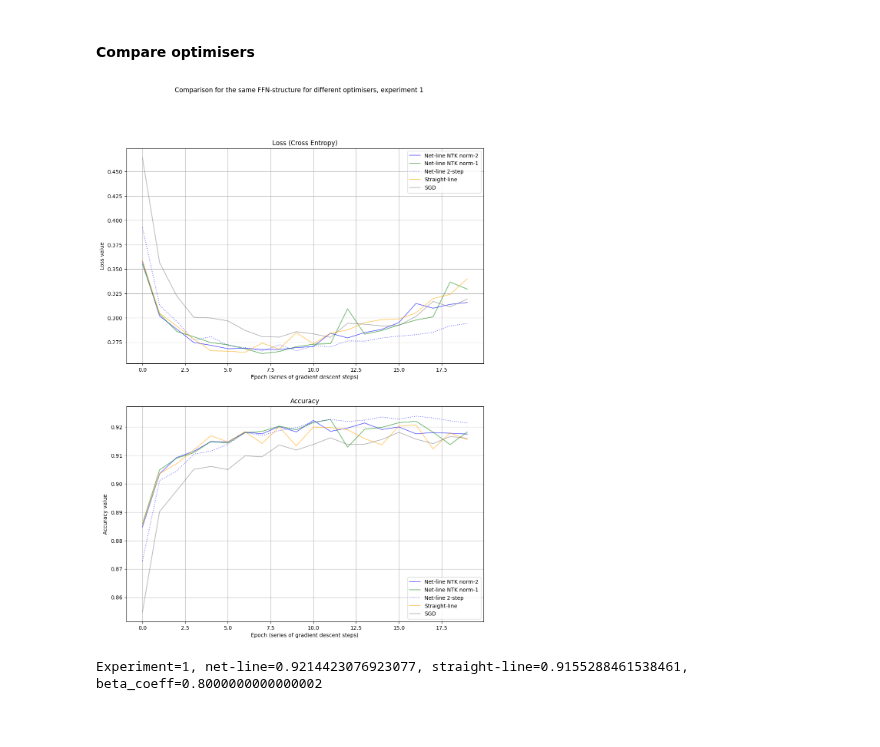
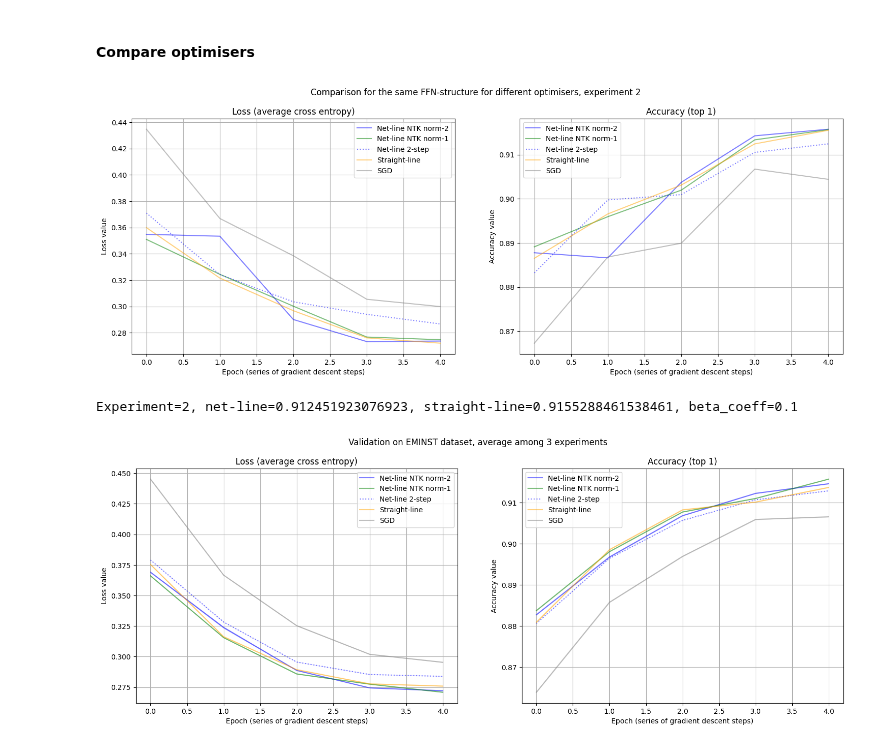
Before and after one commit to vkmbox/adaptive_stepsize, a Jupyter notebook: eminst_ffn_comparison.ipynb, the cells around one changed output. Cells and saved outputs as stored; diff of their text form; code cells hidden in the pictures.

```diff
--- a/eminst_ffn_comparison.ipynb
+++ b/eminst_ffn_comparison.ipynb
@@ -37,7 +37,7 @@ DEVICE = torch.device('cuda:0' if torch.cuda.is_available() else 'cpu')
 slope_plus, slope_minus=1.0, 0.1
 
 EXPERIMENTS = 3
-EPOCHS_PER_EXPERIMENT = 50
+EPOCHS_PER_EXPERIMENT = 5 #0
 DATASET_PATH = "./datasets"
 # %% [markdown]
 #### EMNIST dataset
@@ -149,7 +177,7 @@ for experiment in range(EXPERIMENTS):
     loss_straightline = nn.CrossEntropyLoss(reduction='sum')
     opt_straightline = optim.SGD(net_straightline.parameters(), lr=1e-2)
 
-    #Sgd fixed lr
+    #Sgd scheduled lr
     net_sgd = copy.deepcopy(net_straightline)
     net_sgd.set_slopes(slope_plus, slope_minus)
     loss_sgd = nn.CrossEntropyLoss()
@@ -173,22 +201,19 @@ for experiment in range(EXPERIMENTS):
     opt_linestep.c1 = 0.05
     opt_linestep.eta0 = 0.0001
     opt_linestep.alpha = 0.25
-    #opt_linestep.beta = 0.1
+    opt_linestep.beta = 0.1
     opt_linestep.iter_max = 2
 
-    beta_coeff = 0.1
     for epoch in range(EPOCHS_PER_EXPERIMENT):
         #beta for net-line
         loss_data = experimental_results[experiment, 0:epoch, 3, 1]
         if len(loss_data) > 1 and ((loss_data[-2] - loss_data[-1])/loss_data[-1]) < -0.01:
-            beta_coeff = beta_coeff * math.sqrt(2.0)
-        opt_linestep.beta = beta_coeff
+            opt_linestep.beta = opt_linestep.beta * math.sqrt(2.0)
         #lr for SGD
         lr = eta_fixed if epoch < 20 else eta_fixed * 0.1 if epoch < 40 else eta_fixed * 0.01
 
         for train_batch in train_dataloader:
-            images, labels_raw = train_batch
-            labels = labels_raw - 1
+            images, labels = train_batch
             images = images.to(DEVICE)
             labels = labels.to(DEVICE)
             batch_size = images.shape[0]
@@ -222,37 +247,40 @@ for experiment in range(EXPERIMENTS):
 
             logging.info("####Step with net-line 2-step version")
             step_result = opt_linestep.step(labels, xx, momentum=0.9, nesterov=True)
 
         # testing loop
         acc0, loss0 = test_loop(net_straightline)
         experimental_results[experiment, epoch, 0, 0] = acc0
         experimental_results[experiment, epoch, 0, 1] = loss0
 
         acc1, loss1 = test_loop(net_sgd)
         experimental_results[experiment, epoch, 1, 0] = acc1
         experimental_results[experiment, epoch, 1, 1] = loss1
 
         acc2, loss2 = test_loop(net_linentk2)
         experimental_results[experiment, epoch, 2, 0] = acc2
         experimental_results[experiment, epoch, 2, 1] = loss2
 
         acc3, loss3 = test_loop(net_linestep)
         experimental_results[experiment, epoch, 3, 0] = acc3
         experimental_results[experiment, epoch, 3, 1] = loss3
 
         acc4, loss4 = test_loop(net_linentk1)
         experimental_results[experiment, epoch, 4, 0] = acc4
         experimental_results[experiment, epoch, 4, 1] = loss4
 
         title="Comparison for the same FFN-structure for different optimisers, experiment {}".format(experiment)
-        experiment_comparison(experimental_results[experiment, 0:epoch+1], 0, 100, title=title)
+        experiment_comparison(experimental_results[experiment, 0:epoch+1], None, 0, 100, title=title)
 
         print("Experiment={}, net-line={}, straight-line={}, beta_coeff={}"\
             .format(experiment, acc3, acc0, opt_linestep.beta))
 # %% [output]
-[figure, old version]
+[figure, new version]
-Experiment=1, net-line=0.9214423076923077, straight-line=0.9155288461538461, beta_coeff=0.8000000000000002
+Experiment=2, net-line=0.912451923076923, straight-line=0.9155288461538461, beta_coeff=0.1
 # %%
-experimental_avg = np.mean(experimental_results, axis=0, keepdims=True)
-title2="Comparison for the same FFN-structure for different optimisers, average among {} experiments"
-experiment_comparison(experimental_avg[experiment, 0:epoch+1], 0, 100, title=title)
+experimental_mean = np.mean(experimental_results, axis=0)
+experimental_var = np.var(experimental_results, axis=0)
+title2="Validation on EMINST dataset, average among {} experiments".format(EXPERIMENTS)
+experiment_comparison(experimental_mean[0:epoch+1], experimental_var[0:epoch+1], 0, 100, title=title2)
+# %% [output]
+[figure, added]
```
Also changed, not shown: parts of 2 cells of this notebook, 3 other files.
